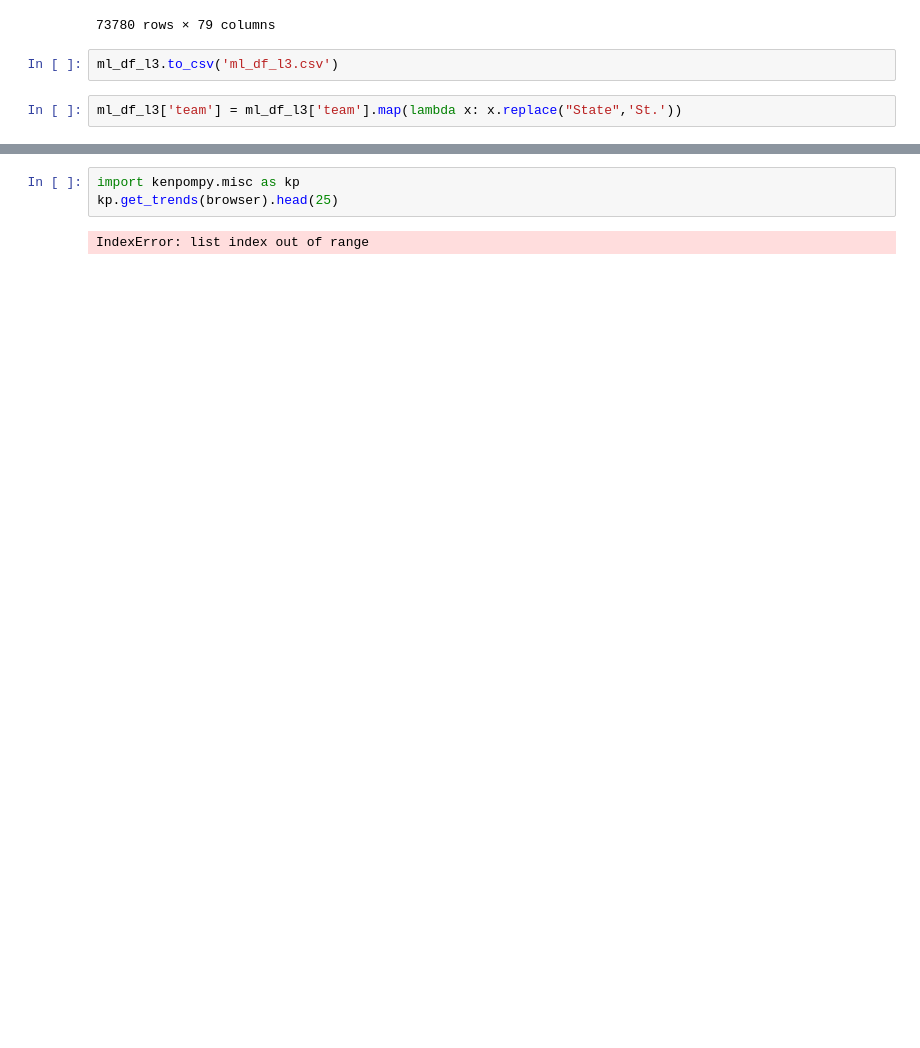
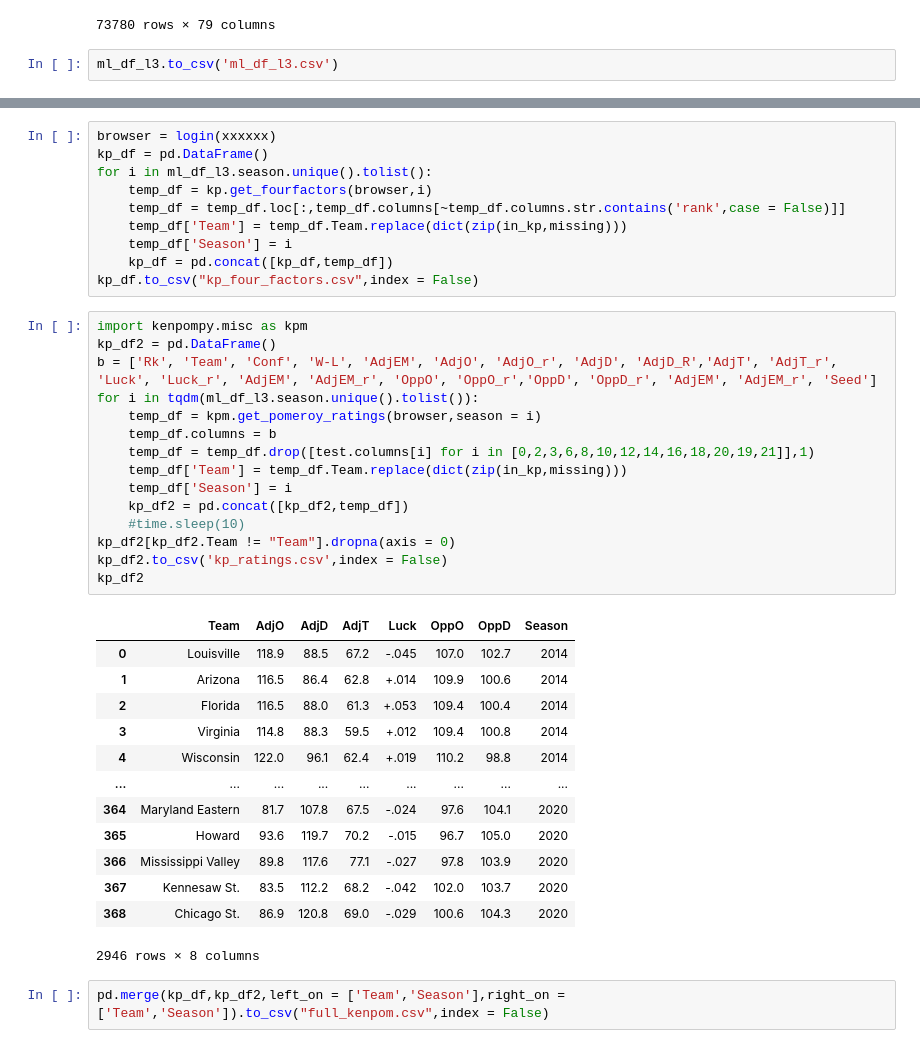
Before and after one commit to fmathews11/College_basketball, a Jupyter notebook: College_BB_Data_Pipeline.ipynb, the cells around one changed output, grey strips where cells are left out. Saved outputs shown, nothing was run; the diff lists cells and outputs as text; blank space fills up the shorter version.

```diff
--- a/College_BB_Data_Pipeline.ipynb
+++ b/College_BB_Data_Pipeline.ipynb
@@ -803,5 +803,3 @@ ml_df_l3
 73780 rows × 79 columns
 # %%
 ml_df_l3.to_csv('ml_df_l3.csv')
-# %%
-ml_df_l3['team'] = ml_df_l3['team'].map(lambda x: x.replace("State",'St.'))
@@ -838,5 +853,41 @@ kp_df
-# %%
-import kenpompy.misc as kp
-kp.get_trends(browser).head(25)
-# %% [output]
-IndexError: list index out of range
+# %%
+browser = login(xxxxxx)
+kp_df = pd.DataFrame()
+for i in ml_df_l3.season.unique().tolist():
+    temp_df = kp.get_fourfactors(browser,i)
+    temp_df = temp_df.loc[:,temp_df.columns[~temp_df.columns.str.contains('rank',case = False)]]
+    temp_df['Team'] = temp_df.Team.replace(dict(zip(in_kp,missing)))
+    temp_df['Season'] = i
+    kp_df = pd.concat([kp_df,temp_df])
+kp_df.to_csv("kp_four_factors.csv",index = False)
+# %%
+import kenpompy.misc as kpm
+kp_df2 = pd.DataFrame()
+b = ['Rk', 'Team', 'Conf', 'W-L', 'AdjEM', 'AdjO', 'AdjO_r', 'AdjD', 'AdjD_R','AdjT', 'AdjT_r', 'Luck', 'Luck_r', 'AdjEM', 'AdjEM_r', 'OppO', 'OppO_r','OppD', 'OppD_r', 'AdjEM', 'AdjEM_r', 'Seed']
+for i in tqdm(ml_df_l3.season.unique().tolist()):
+    temp_df = kpm.get_pomeroy_ratings(browser,season = i)
+    temp_df.columns = b
+    temp_df = temp_df.drop([test.columns[i] for i in [0,2,3,6,8,10,12,14,16,18,20,19,21]],1)
+    temp_df['Team'] = temp_df.Team.replace(dict(zip(in_kp,missing)))
+    temp_df['Season'] = i
+    kp_df2 = pd.concat([kp_df2,temp_df])
+    #time.sleep(10)
+kp_df2[kp_df2.Team != "Team"].dropna(axis = 0)
+kp_df2.to_csv('kp_ratings.csv',index = False)
+kp_df2
+# %% [output]
+|  | Team | AdjO | AdjD | AdjT | Luck | OppO | OppD | Season |
+| 0 | Louisville | 118.9 | 88.5 | 67.2 | -.045 | 107.0 | 102.7 | 2014 |
+| 1 | Arizona | 116.5 | 86.4 | 62.8 | +.014 | 109.9 | 100.6 | 2014 |
+| 2 | Florida | 116.5 | 88.0 | 61.3 | +.053 | 109.4 | 100.4 | 2014 |
+| 3 | Virginia | 114.8 | 88.3 | 59.5 | +.012 | 109.4 | 100.8 | 2014 |
+| 4 | Wisconsin | 122.0 | 96.1 | 62.4 | +.019 | 110.2 | 98.8 | 2014 |
+| ... | ... | ... | ... | ... | ... | ... | ... | ... |
+| 364 | Maryland Eastern | 81.7 | 107.8 | 67.5 | -.024 | 97.6 | 104.1 | 2020 |
+| 365 | Howard | 93.6 | 119.7 | 70.2 | -.015 | 96.7 | 105.0 | 2020 |
+| 366 | Mississippi Valley | 89.8 | 117.6 | 77.1 | -.027 | 97.8 | 103.9 | 2020 |
+| 367 | Kennesaw St. | 83.5 | 112.2 | 68.2 | -.042 | 102.0 | 103.7 | 2020 |
+| 368 | Chicago St. | 86.9 | 120.8 | 69.0 | -.029 | 100.6 | 104.3 | 2020 |
+2946 rows × 8 columns
+# %%
+pd.merge(kp_df,kp_df2,left_on = ['Team','Season'],right_on = ['Team','Season']).to_csv("full_kenpom.csv",index = False)
```
Also changed, not shown: parts of 2 cells of this notebook.
